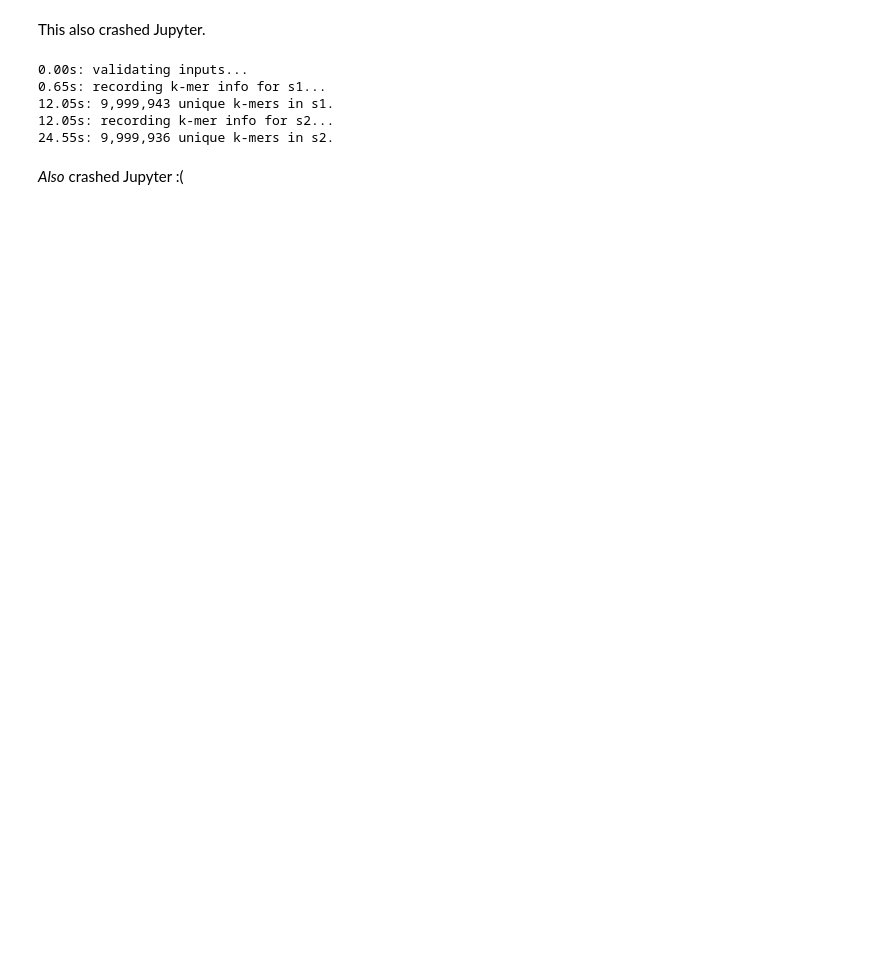
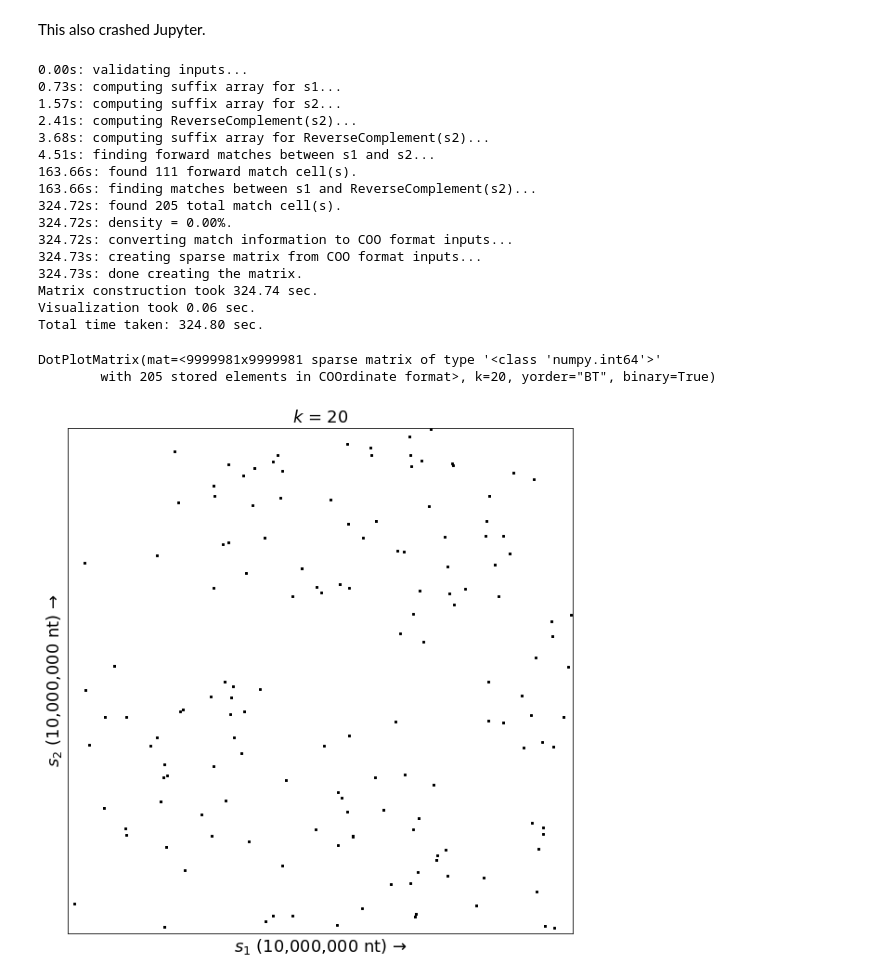
Before and after one commit to fedarko/wotplot, a Jupyter notebook: docs/Benchmarking.ipynb, the cells around one changed output. Saved outputs shown, nothing was run; the diff lists cells and outputs as text; code cells hidden in the pictures; blank space fills up the shorter version.

```diff
--- a/docs/Benchmarking.ipynb
+++ b/docs/Benchmarking.ipynb
@@ -264,13 +330,25 @@ sim(10000000, 10, markersize=0.005, fig_size_inches=(10, 10))
 # %% [markdown]
 This also crashed Jupyter.
-# %%
-sim(10000000, 20, markersize=0.005, fig_size_inches=(10, 10))
-# %% [output]
-0.00s: validating inputs...
-0.65s: recording k-mer info for s1...
-12.05s: 9,999,943 unique k-mers in s1.
-12.05s: recording k-mer info for s2...
-24.55s: 9,999,936 unique k-mers in s2.
-# %% [markdown]
-_Also_ crashed Jupyter :(
+# %%
+sim(10000000, 20, markersize=2, fig_size_inches=(10, 10))
+# %% [output]
+0.00s: validating inputs...
+0.73s: computing suffix array for s1...
+1.57s: computing suffix array for s2...
+2.41s: computing ReverseComplement(s2)...
+3.68s: computing suffix array for ReverseComplement(s2)...
+4.51s: finding forward matches between s1 and s2...
+163.66s: found 111 forward match cell(s).
+163.66s: finding matches between s1 and ReverseComplement(s2)...
+324.72s: found 205 total match cell(s).
+324.72s: density = 0.00%.
+324.72s: converting match information to COO format inputs...
+324.73s: creating sparse matrix from COO format inputs...
+324.73s: done creating the matrix.
+Matrix construction took 324.74 sec.
+Visualization took 0.06 sec.
+Total time taken: 324.80 sec.
+DotPlotMatrix(mat=<9999981x9999981 sparse matrix of type '<class 'numpy.int64'>'
+        with 205 stored elements in COOrdinate format>, k=20, yorder="BT", binary=True)
+[figure, added]
 # %%
```
Also changed, not shown: parts of 22 cells of this notebook, 1 other file.
